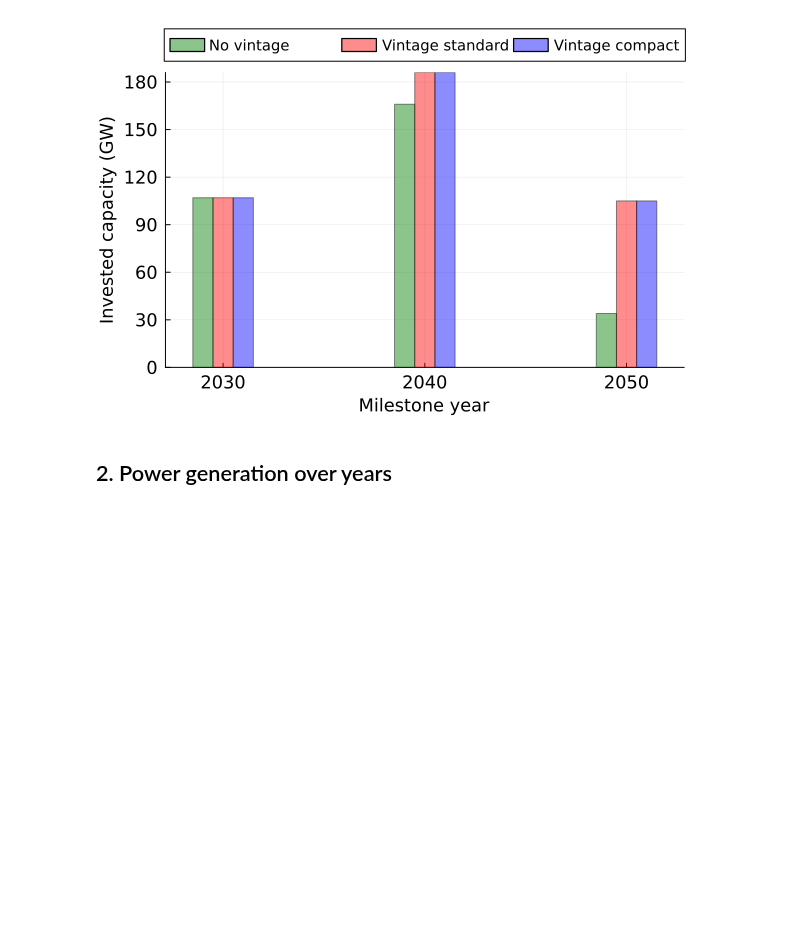
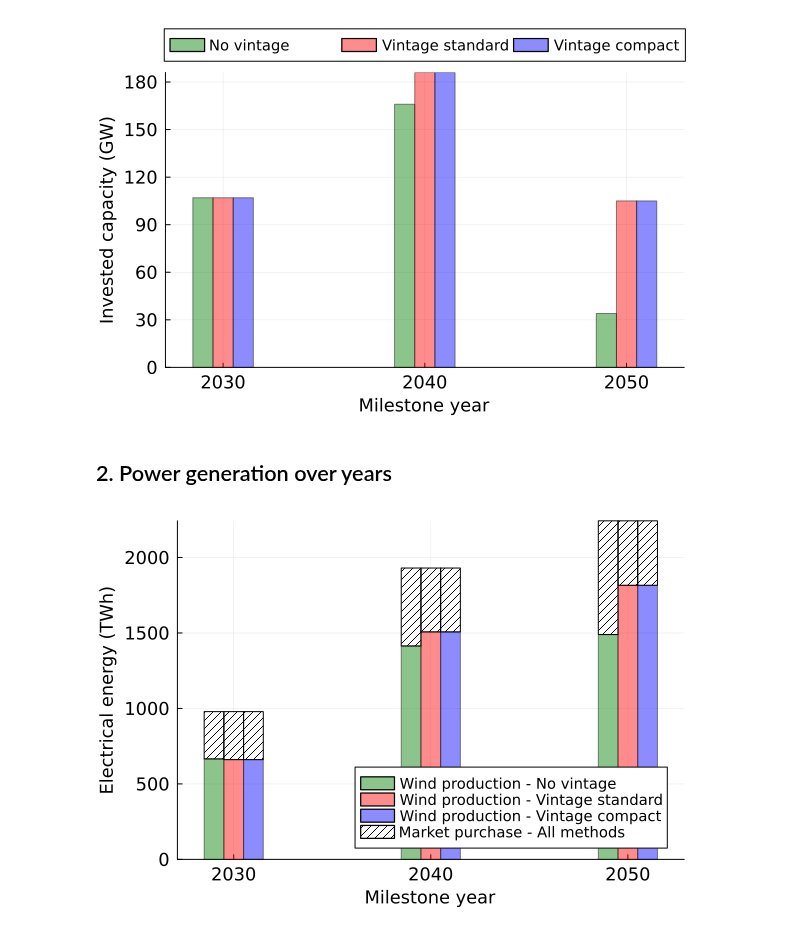
Before and after one commit to nnhjy/VintageDemo, a Jupyter notebook: PlotResutls.ipynb, the cells around one changed output. Drawn from its saved outputs; the diff is of its cells as text; code cells hidden in the pictures; blank space fills up the shorter version.

```diff
--- a/PlotResutls.ipynb
+++ b/PlotResutls.ipynb
@@ -141,31 +141,33 @@ plot!(
     label="Market purchase - All methods",
     seriestype=:bar,
     bar_edge = :false,
     bar_width = 1,
     color=:black, alpha = 1,
     fillstyle = :/,
 )
 plot!(
     ens_to_demand_vintage_standard.milestone_year,
     ens_to_demand_vintage_standard.annual_flow .+ wind_to_demand_vintage_standard.annual_flow,
     fillto = wind_to_demand_vintage_standard.annual_flow,
     label="",
     seriestype=:bar,
     bar_edge = :false,
     bar_width = 1,
     color=:black, alpha = 1,
     fillstyle = :/,
 )
 plot!(
     (ens_to_demand_vintage_compact.milestone_year .+ 1),
     ens_to_demand_vintage_compact.annual_flow .+ wind_to_demand_vintage_compact.annual_flow,
     fillto = wind_to_demand_vintage_compact.annual_flow,
     label="",
     seriestype=:bar,
     bar_edge = :false,
     bar_width = 1,
     color=:black, alpha = 1,
     fillstyle = :/,
 )
 
-savefig(joinpath(@__DIR__, "model-instance-Tulipa/result_plots", "annual_productions.pdf"));
+# savefig(joinpath(@__DIR__, "model-instance-Tulipa/result_plots", "annual_productions.pdf"));
+# %% [output]
+[figure, added]
```
Also changed, not shown: parts of 1 cell of this notebook, 18 other files.
